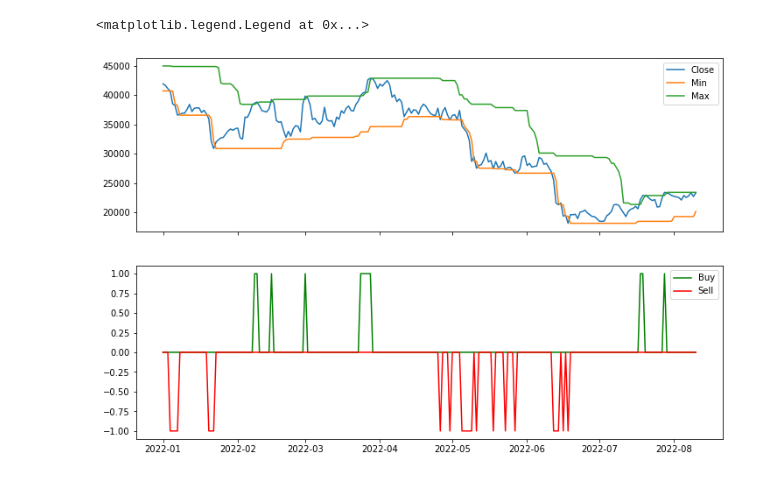
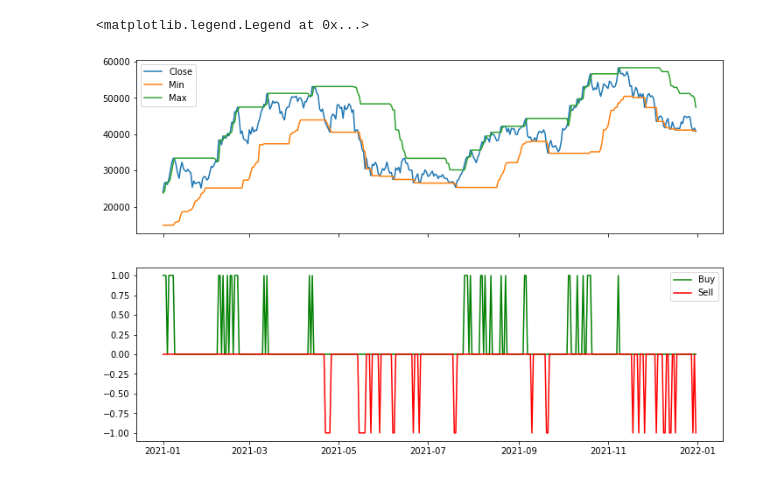
Before and after one commit to geogoss/pythonPandasTradingExo2BitcoinTslaSobi, a Jupyter notebook: pythonPandasExo2Trading.ipynb, the cells around one changed output. Cells and saved outputs as stored; diff of their text form; code cells hidden in the pictures.

```diff
--- a/pythonPandasExo2Trading.ipynb
+++ b/pythonPandasExo2Trading.ipynb
@@ -15,18 +15,18 @@ data['RollingMin'] = data['Close'].shift(1).rolling(window=28).min()
 data.loc[data['RollingMax'] < data['Close'], 'Buy'] = 1
 data.loc[data['RollingMin'] > data['Close'], 'Sell'] = -1
 # %%
-start='2022'
-end='2022'
+start='2021'
+end='2021'
 fig, ax=plt.subplots(2, figsize=(12, 8), sharex=True)
 #plt.figure(figsize=(12, 8))
 # plt.subplots(211)
 ax[0].plot(data['Close'][start:end])
 ax[0].plot(data['RollingMin'][start:end])
 ax[0].plot(data['RollingMax'][start:end])
 ax[0].legend(['Close', 'Min', 'Max'])
 ax[1].plot(data['Buy'][start:end], c='g')
 ax[1].plot(data['Sell'][start:end], c='r')
 ax[1].legend(['Buy', 'Sell'])
 # %% [output]
 <matplotlib.legend.Legend at 0x...>
-[figure, old version]
+[figure, new version]
```
Also changed, not shown: 2 other files.
